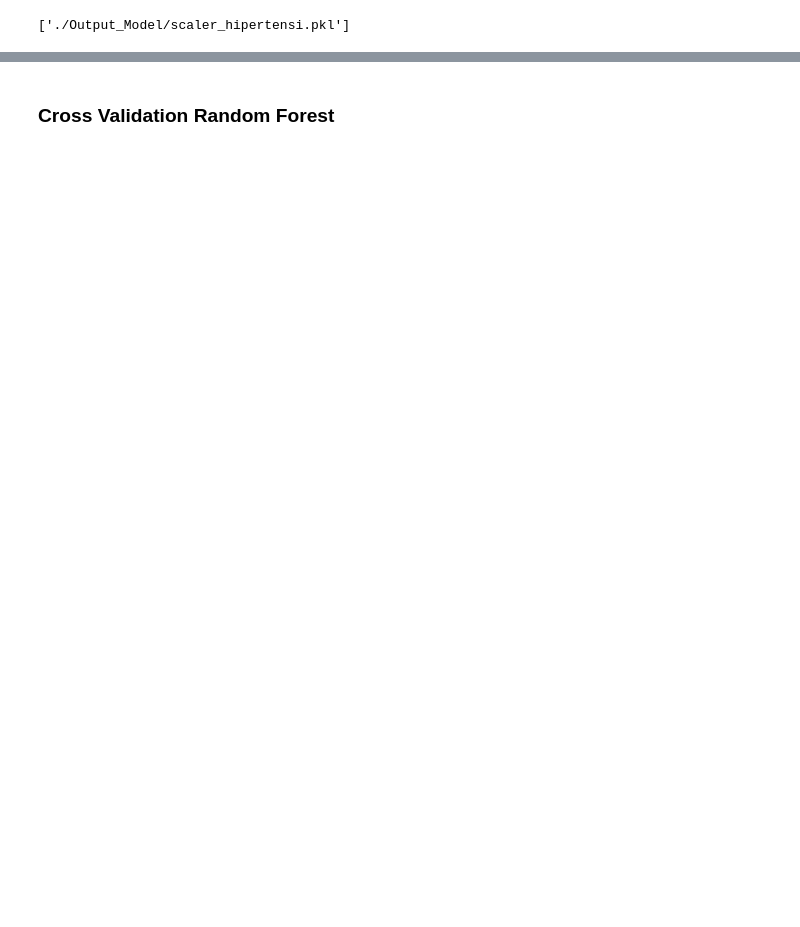
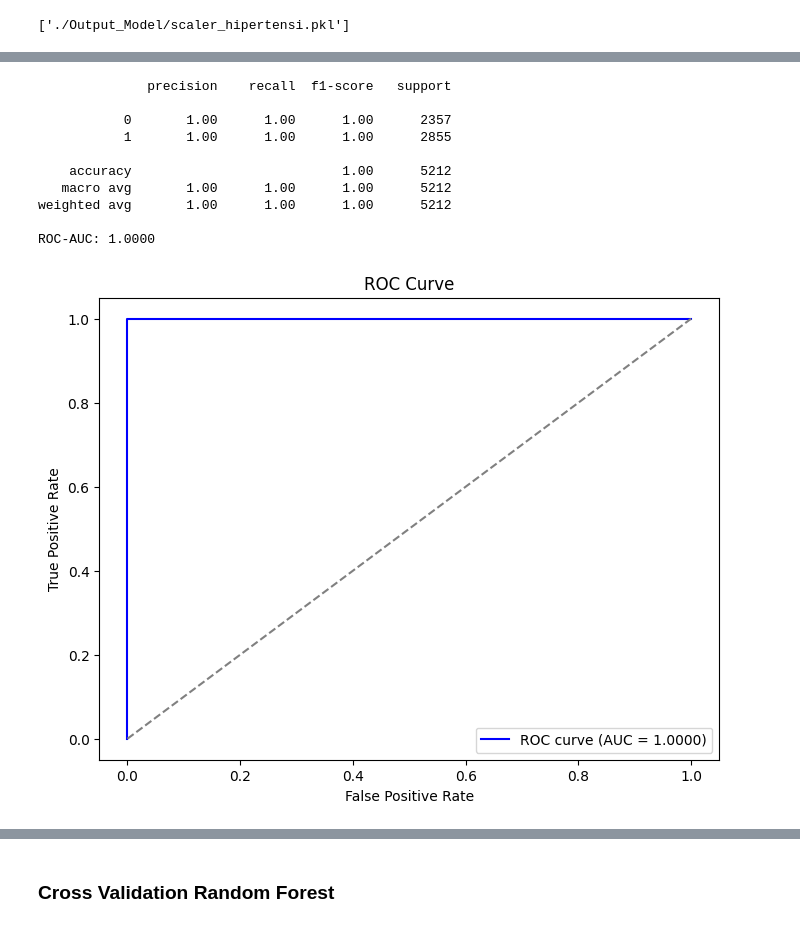
Before and after one commit to Hajranazbytama/tsdn24, a Jupyter notebook: Model_Prediction/hipertensi.ipynb, the cells around one changed output, grey strips where cells are left out. Cells and saved outputs as stored; diff of their text form; code cells hidden in the pictures; blank space fills up the shorter version.

```diff
--- a/Model_Prediction/hipertensi.ipynb
+++ b/Model_Prediction/hipertensi.ipynb
@@ -271,6 +429,0 @@ ratio
-# %%
-import xgboost as xgb
-xg = xgb.XGBClassifier(n_estimators = 100, scale_pos_weight=ratio)
-xg.fit(X_train, y_train)
-xg_preds= xg.predict(X_test)
-print(classification_report(y_test, xg_preds))
@@ -330 +432,15 @@ weighted avg       1.00      1.00      1.00      5217
+# %%
+import xgboost as xgb
+from sklearn.model_selection import train_test_split
+from sklearn.metrics import roc_auc_score
+from sklearn.preprocessing import LabelEncoder  # Tambahkan ini untuk LabelEncoder
+import pandas as pd
+
+# Encode the target variable
+label_encoder = LabelEncoder()
+y_encoded = label_encoder.fit_transform(y)
+# Initialize SMOTE for oversampling
+smote = SMOTE(random_state=42)
+# Apply SMOTE to the training data
+X_train_resampled, y_train_resampled = smote.fit_resample(X_train, y_train)
 # %% [markdown]
@@ -426,0 +448,48 @@ weighted avg       0.98      0.98      0.98      5217
+# %%
+from xgboost import XGBClassifier
+from sklearn.metrics import classification_report, roc_auc_score, roc_curve
+import matplotlib.pyplot as plt
+
+# Set seed untuk konsistensi hasil
+seed_value = 42
+np.random.seed(seed_value)
+
+# Initialize the XGBoost classifier
+xg = XGBClassifier(n_estimators=100)
+
+# Fit the model using resampled data
+xg.fit(X_train_resampled, y_train_resampled)
+
+# Make predictions
+xg_preds = xg.predict(X_test)
+xg_preds_proba = xg.predict_proba(X_test)[:, 1]  # Probabilitas kelas positif
+
+# Print classification report
+print(classification_report(y_test, xg_preds))
+
+# Calculate and print ROC-AUC score
+roc_auc = roc_auc_score(y_test, xg_preds_proba)
+print(f'ROC-AUC: {roc_auc:.4f}')
+
+# Plot ROC curve
+fpr, tpr, _ = roc_curve(y_test, xg_preds_proba)
+plt.figure(figsize=(8, 6))
+plt.plot(fpr, tpr, color='blue', label=f'ROC curve (AUC = {roc_auc:.4f})')
+plt.plot([0, 1], [0, 1], color='gray', linestyle='--')
+plt.xlabel('False Positive Rate')
+plt.ylabel('True Positive Rate')
+plt.title('ROC Curve')
+plt.legend(loc='lower right')
+plt.show()
+# %% [output]
+              precision    recall  f1-score   support
+
+           0       1.00      1.00      1.00      2357
+           1       1.00      1.00      1.00      2855
+
+    accuracy                           1.00      5212
+   macro avg       1.00      1.00      1.00      5212
+weighted avg       1.00      1.00      1.00      5212
+
+ROC-AUC: 1.0000
+[figure, added]
```
Also changed, not shown: parts of 69 cells of this notebook, 3 other files.
